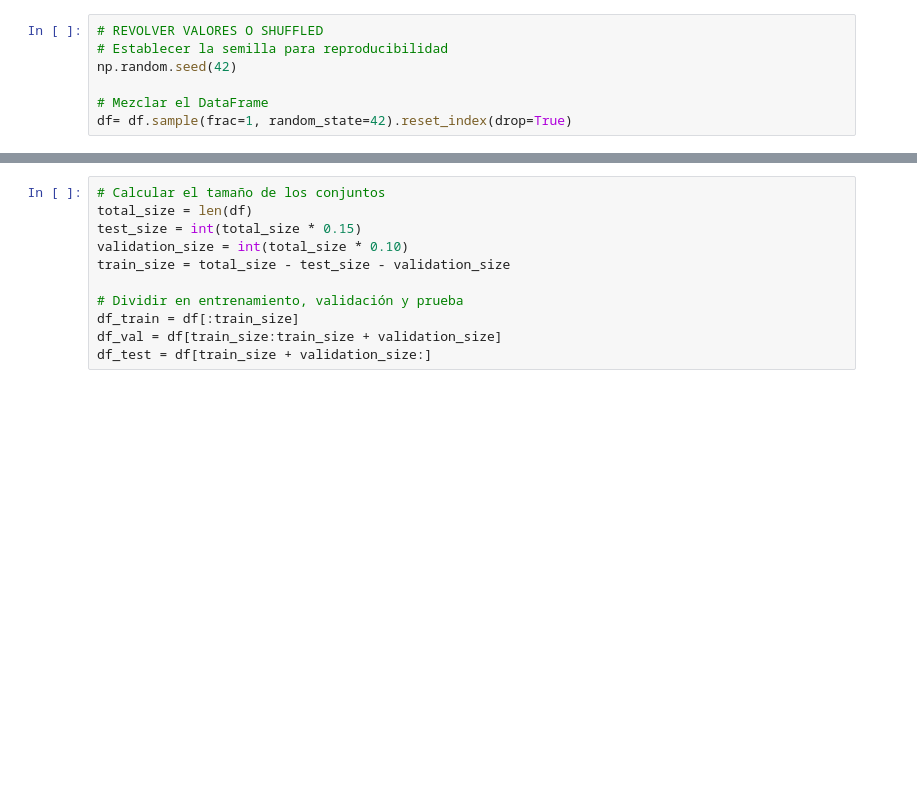
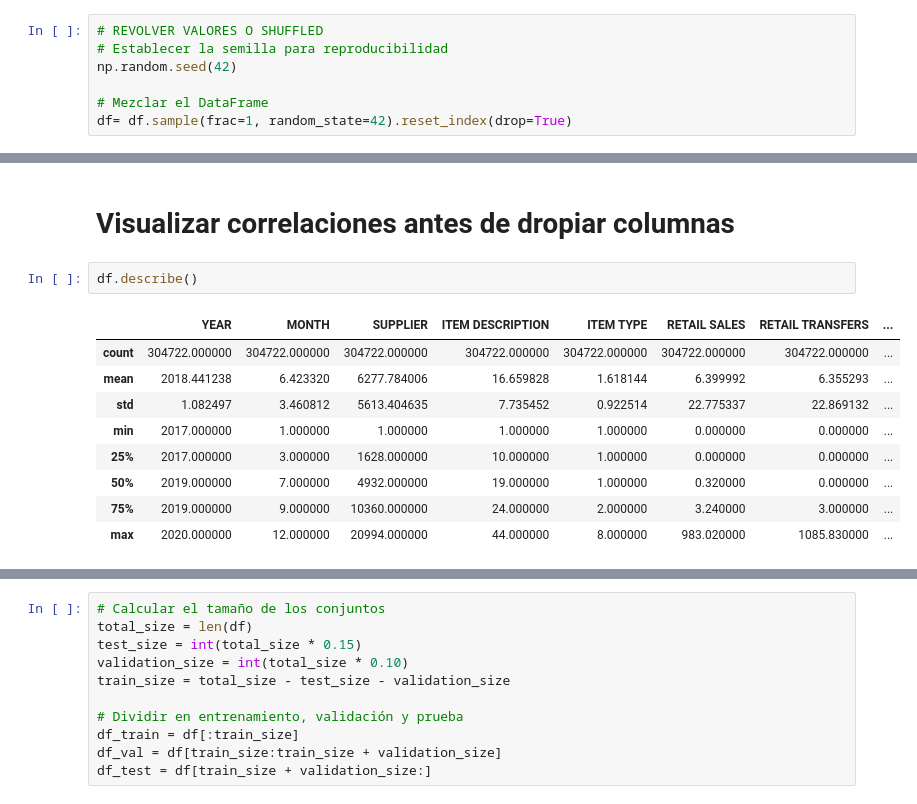
Before and after one commit to KOKAS-3o14TOS/-Machine_Learning-, a Jupyter notebook: DATASET_RETAIL_SALES/RETAIL_SALES.ipynb, the cells around one changed output, grey strips where cells are left out. Drawn from its saved outputs; the diff is of its cells as text; blank space fills up the shorter version.

```diff
--- a/DATASET_RETAIL_SALES/RETAIL_SALES.ipynb
+++ b/DATASET_RETAIL_SALES/RETAIL_SALES.ipynb
@@ -312,0 +370,14 @@ df= df.sample(frac=1, random_state=42).reset_index(drop=True)
+# %% [markdown]
+# Visualizar correlaciones antes de dropiar columnas
+# %%
+df.describe()
+# %% [output]
+|  | YEAR | MONTH | SUPPLIER | ITEM DESCRIPTION | ITEM TYPE | RETAIL SALES | RETAIL TRANSFERS | ... |
+| count | 304722.000000 | 304722.000000 | 304722.000000 | 304722.000000 | 304722.000000 | 304722.000000 | 304722.000000 | ... |
+| mean | 2018.441238 | 6.423320 | 6277.784006 | 16.659828 | 1.618144 | 6.399992 | 6.355293 | ... |
+| std | 1.082497 | 3.460812 | 5613.404635 | 7.735452 | 0.922514 | 22.775337 | 22.869132 | ... |
+| min | 2017.000000 | 1.000000 | 1.000000 | 1.000000 | 1.000000 | 0.000000 | 0.000000 | ... |
+| 25% | 2017.000000 | 3.000000 | 1628.000000 | 10.000000 | 1.000000 | 0.000000 | 0.000000 | ... |
+| 50% | 2019.000000 | 7.000000 | 4932.000000 | 19.000000 | 1.000000 | 0.320000 | 0.000000 | ... |
+| 75% | 2019.000000 | 9.000000 | 10360.000000 | 24.000000 | 2.000000 | 3.240000 | 3.000000 | ... |
+| max | 2020.000000 | 12.000000 | 20994.000000 | 44.000000 | 8.000000 | 983.020000 | 1085.830000 | ... |
```
Also changed, not shown: parts of 43 cells of this notebook.
